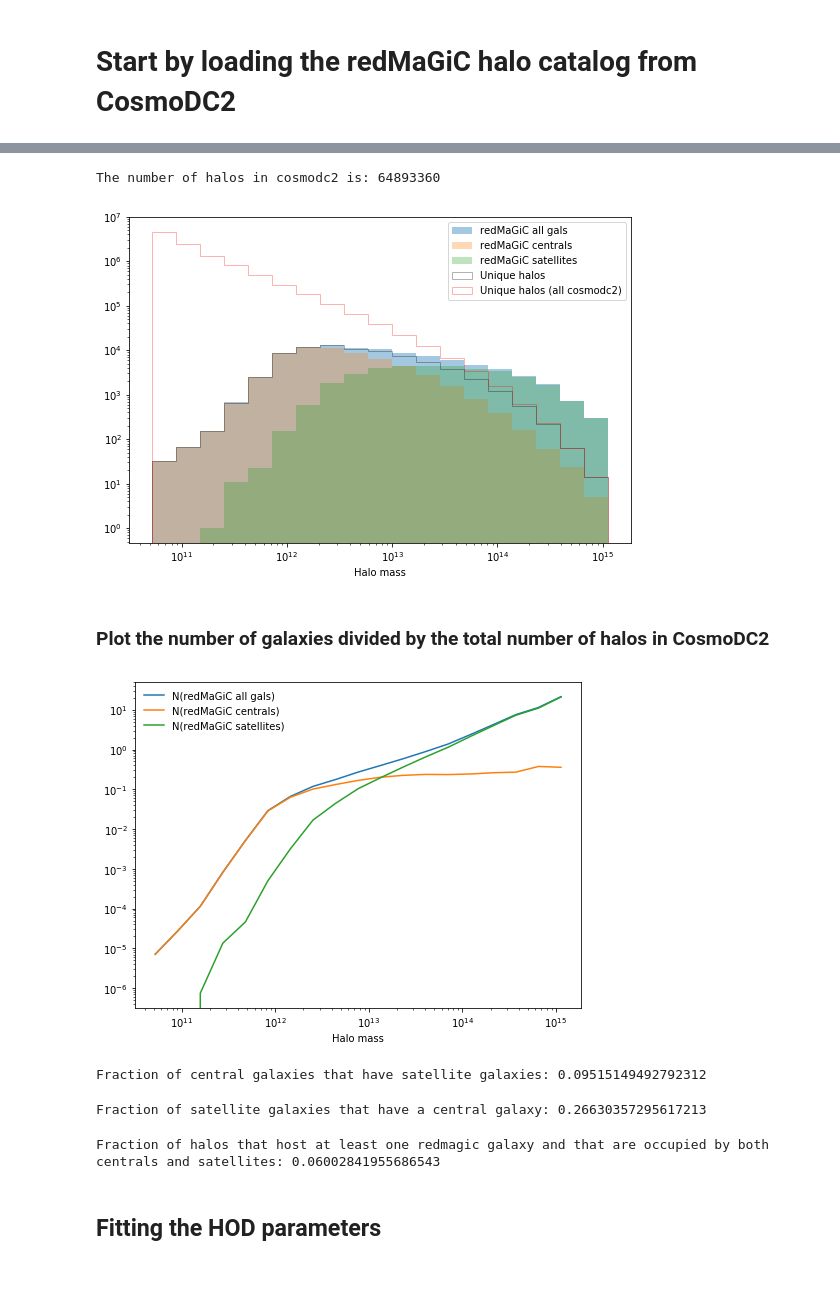
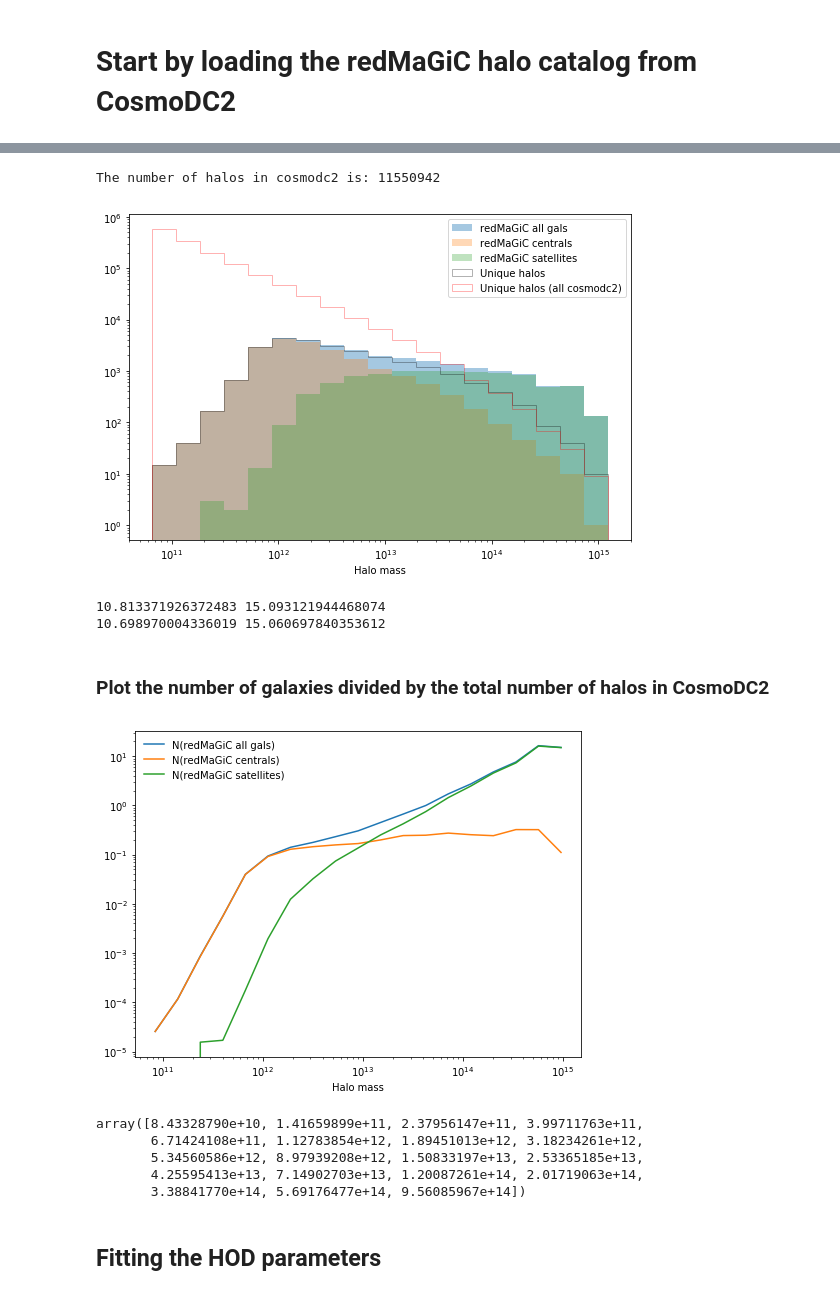
Before and after one commit to LSSTDESC/txpipe-cosmodc2, a Jupyter notebook: notebooks/GalaxyBias.ipynb, the cells around one changed output, grey strips where cells are left out. Saved outputs shown, nothing was run; the diff lists cells and outputs as text; code cells hidden in the pictures.

```diff
--- a/notebooks/GalaxyBias.ipynb
+++ b/notebooks/GalaxyBias.ipynb
@@ -27,3 +36,23 @@ halo_all = gc.get_quantities(['halo_mass', 'mag_i', 'redshift', 'halo_id', 'gala
+# %%
+if zbin == 'bin1':
+    zmin = 0.
+    zmax = 0.45
+if zbin == 'bin2':
+    zmin = 0.15
+    zmax = 0.6
+if zbin == 'bin3':
+    zmin = 0.35
+    zmax = 0.75
+if zbin == 'bin4':
+    zmin = 0.50
+    zmax = 0.9
+if zbin == 'bin5':
+    zmin = 0.55
+    zmax = 1.05
+zmask = (halo_all_big['redshift']< zmax)&(halo_all_big['redshift'] > zmin)
+halo_all = {}
+for key in halo_all_big:
+    halo_all[key] = halo_all_big[key][zmask]
 # %%
 halo_all
 # %% [output]
@@ -52,12 +87,13 @@ mask_all.sum(), mask_cent.sum(), mask_sat.sum()
 # %%
 halo_mass_all = halo_all['halo_mass'][mask_all]
+redshift_all = halo_all['redshift'][mask_all]
 halo_mass_cent = halo_all['halo_mass'][iscentral][mask_cent]
 halo_mass_sat = halo_all['halo_mass'][~iscentral][mask_sat]
 
 
 halo_id_all= halo_all['halo_id'][mask_all]
-halo_id_cent = halo_all['halo_id'][iscentral][mask_cent]
-halo_id_sat = halo_all['halo_id'][~iscentral][mask_sat]
+#halo_id_cent = halo_all['halo_id'][iscentral][mask_cent]
+#halo_id_sat = halo_all['halo_id'][~iscentral][mask_sat]
 # %%
 #number of halos occupied by at least one redmagic galaxy
 n_halos = len(np.unique(halo_id_all))
@@ -92,6 +132,7 @@ halo_mass_all.mean()/10**(13), halo_mass_cent.mean()/10**(13), halo_mass_sat.mea
 halo_cat = {}
 halo_cat['ids'], index_halo_unique = np.unique(halo_id_all, return_index=True)
 halo_cat['mass'] = halo_mass_all[index_halo_unique]
+halo_cat['redshift'] = redshift_all[index_halo_unique]
 # %%
 halo_cat['mass']
 # %% [output]
@@ -105,7 +146,11 @@ if zbin == 'bin1':
 if zbin == 'bin2':
     zbin_halos = (halo_all['redshift']>0.30) & (halo_all['redshift']<0.45)
 if zbin == 'bin3':
-    zbin_halos = (halo_all['redshift']>0.45) & (halo_all['redshift']<0.65)
+    zbin_halos = (halo_all['redshift']>0.45) & (halo_all['redshift']<0.6)
+if zbin == 'bin4':
+    zbin_halos = (halo_all['redshift']>0.60) & (halo_all['redshift']<0.75)
+if zbin == 'bin5':
+    zbin_halos = (halo_all['redshift']>0.75) & (halo_all['redshift']<0.90)
 
 halo_cat_full['ids'], index_halo_unique = np.unique(halo_all['halo_id'][zbin_halos], return_index=True)
 halo_cat_full['mass'] = halo_all['halo_mass'][zbin_halos][index_halo_unique]
@@ -113,27 +158,34 @@ halo_cat_full['mass'] = halo_all['halo_mass'][zbin_halos][index_halo_unique]
 n_halos_cosmodc2 = len(np.unique(halo_all['halo_id'][zbin_halos]))
 print("The number of halos in cosmodc2 is:", n_halos_cosmodc2)
 # %% [output]
-The number of halos in cosmodc2 is: 64893360
+The number of halos in cosmodc2 is: 11550942
 # %%
 plt.figure(figsize = (9,6))
 nbins = 20
 bins = np.logspace(np.log10(halo_cat['mass'].min()), np.log10(halo_cat['mass'].max()), nbins)
+#bins = np.logspace(np.log10(5*10**9), np.log10(1.15*10**16), nbins)
 counts_allgals, _, _= plt.hist(halo_mass_all, label = 'redMaGiC all gals', bins = bins, log= True, alpha = 0.4)
 counts_cent, _, _ = plt.hist(halo_mass_cent, label = 'redMaGiC centrals', bins = bins, log = True, alpha = 0.3)
 counts_sat, _, _= plt.hist(halo_mass_sat, label = 'redMaGiC satellites', bins = bins, log= True, alpha = 0.3)
-#counts_uniquehalos, _, _  = plt.hist(halo_cat['mass'], label = 'Unique halos', bins = bins, alpha = 0.3, histtype = 'step', color = 'k')
+counts_uniquehalos, _, _  = plt.hist(halo_cat['mass'], label = 'Unique halos', bins = bins, alpha = 0.3, histtype = 'step', color = 'k')
 counts_uniquehalos_cosmodc2, _, _  = plt.hist(halo_cat_full['mass'], label = 'Unique halos (all cosmodc2)', bins = bins, alpha = 0.3, histtype = 'step', color = 'red')
 plt.xlabel('Halo mass')
 plt.legend()
 plt.xscale('log')
 plt.yscale('log')
 # %% [output]
-[figure, old version]
+[figure, new version]
+# %%
+print(np.log10(halo_cat['mass'].min()), np.log10(halo_cat['mass'].max()))
+print(np.log10(5*10**10), np.log10(1.15*10**15))
+# %% [output]
+10.813371926372483 15.093121944468074
+10.698970004336019 15.060697840353612
 # %% [markdown]
 ### Plot the number of galaxies divided by the total number of halos in CosmoDC2
 # %%
 plt.figure(figsize = (8,6))
-bins_centers = np.logspace(np.log10(halo_cat['mass'].min()), np.log10(halo_cat['mass'].max()), nbins-1)
+bins_centers = np.sqrt(bins[1:] * bins[:-1]) #geometric mean
 plt.plot(bins_centers, counts_allgals/counts_uniquehalos_cosmodc2, label = 'N(redMaGiC all gals)') #, color = 'blue' )
 plt.plot(bins_centers, counts_cent/counts_uniquehalos_cosmodc2, label = 'N(redMaGiC centrals)' )#, color = 'orange' )
 plt.plot(bins_centers, counts_sat/counts_uniquehalos_cosmodc2, label =  'N(redMaGiC satellites)')#, color = 'green')
@@ -143,14 +195,4 @@ plt.legend(frameon=False)
 plt.xscale('log')
 plt.yscale('log')
 # %% [output]
-[figure, old version]
+[figure, new version]
-# %%
-centrals_with_satellites = np.in1d(halo_id_cent, halo_id_sat)
-print("Fraction of central galaxies that have satellite galaxies:", centrals_with_satellites.sum()/n_cent)
-# %% [output]
-Fraction of central galaxies that have satellite galaxies: 0.09515149492792312
-# %%
-satellites_with_a_central = np.in1d(halo_id_sat, halo_id_cent)
-print("Fraction of satellite galaxies that have a central galaxy:", satellites_with_a_central.sum()/n_sat)
-# %% [output]
-Fraction of satellite galaxies that have a central galaxy: 0.26630357295617213
@@ -161,7 +199,20 @@ halo_ids_halos_with_both_centrals_and_satellites.extend(halo_id_sat[satellites_w
+# %%
+bins_centers
+# %% [output]
+array([8.43328790e+10, 1.41659899e+11, 2.37956147e+11, 3.99711763e+11,
+       6.71424108e+11, 1.12783854e+12, 1.89451013e+12, 3.18234261e+12,
+       5.34560586e+12, 8.97939208e+12, 1.50833197e+13, 2.53365185e+13,
+       4.25595413e+13, 7.14902703e+13, 1.20087261e+14, 2.01719063e+14,
+       3.38841770e+14, 5.69176477e+14, 9.56085967e+14])
 # %%
-print("Fraction of halos that host at least one redmagic galaxy and that are occupied by both centrals and satellites:", len(np.unique(halo_ids_halos_with_both_centrals_and_satellites))/n_tot)
+#centrals_with_satellites = np.in1d(halo_id_cent, halo_id_sat)
+#print("Fraction of central galaxies that have satellite galaxies:", centrals_with_satellites.sum()/n_cent)
+#satellites_with_a_central = np.in1d(halo_id_sat, halo_id_cent)
+#print("Fraction of satellite galaxies that have a central galaxy:", satellites_with_a_central.sum()/n_sat)
+#halo_ids_halos_with_both_centrals_and_satellites= []
+#halo_ids_halos_with_both_centrals_and_satellites.extend(halo_id_cent[centrals_with_satellites])
+#halo_ids_halos_with_both_centrals_and_satellites.extend(halo_id_sat[satellites_with_a_central])
+#print("Fraction of halos that host at least one redmagic galaxy and that are occupied by both centrals and satellites:", len(np.unique(halo_ids_halos_with_both_centrals_and_satellites))/n_tot)
-# %% [output]
-Fraction of halos that host at least one redmagic galaxy and that are occupied by both centrals and satellites: 0.06002841955686543
 # %% [markdown]
 ## Fitting the HOD parameters
 # %%
```
Also changed, not shown: parts of 64 cells of this notebook, 5 other files.
